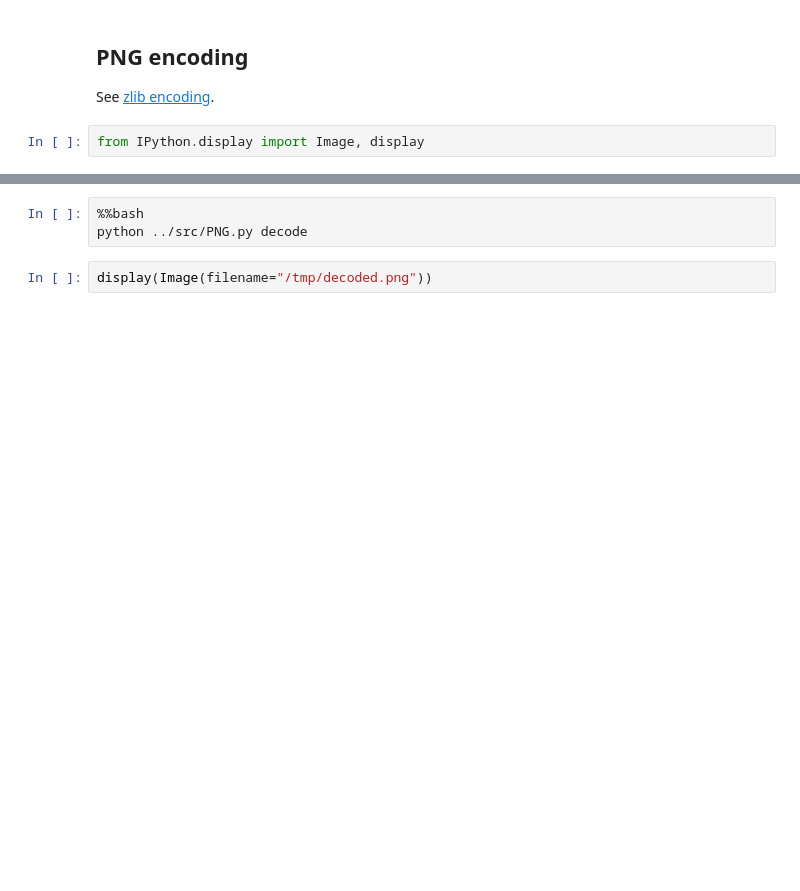
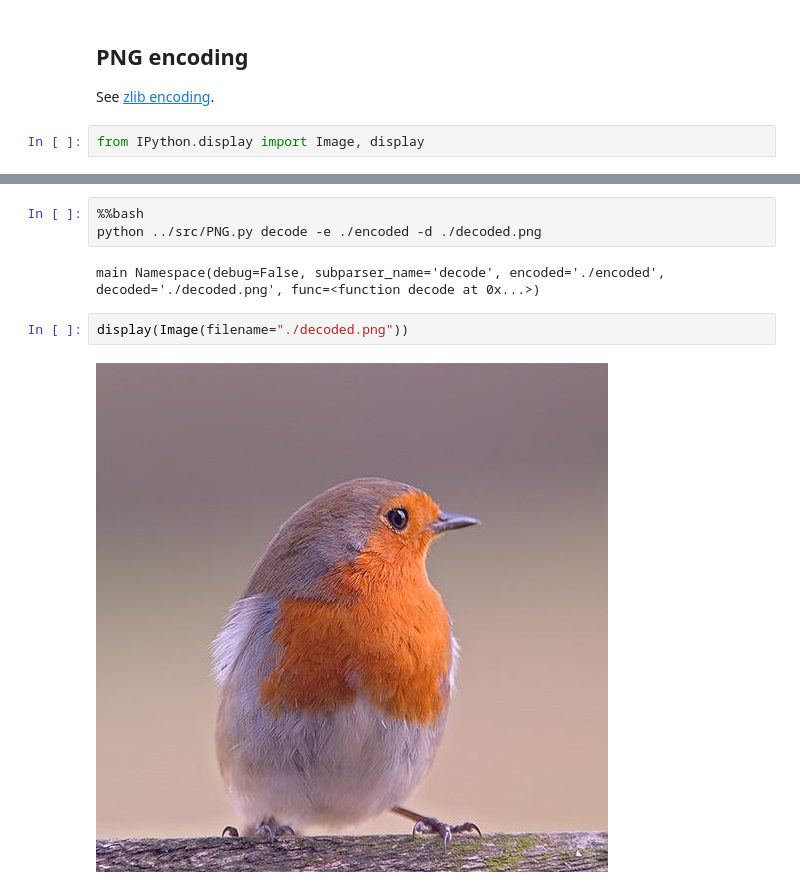
Before and after one commit to Sistemas-Multimedia/VCF, a Jupyter notebook: notebooks/PNG.ipynb, the cells around one changed output, grey strips where cells are left out. Cells and saved outputs as stored; diff of their text form; blank space fills up the shorter version.

```diff
--- a/notebooks/PNG.ipynb
+++ b/notebooks/PNG.ipynb
@@ -18,8 +55,12 @@ python ../src/PNG.py encode
 # %%
 %%bash
-python ../src/PNG.py decode
+python ../src/PNG.py decode -e ./encoded -d ./decoded.png
+# %% [output]
+main Namespace(debug=False, subparser_name='decode', encoded='./encoded', decoded='./decoded.png', func=<function decode at 0x...>)
 # %%
-display(Image(filename="/tmp/decoded.png"))
+display(Image(filename="./decoded.png"))
+# %% [output]
+[figure, added]
 # %%
 %%bash
 python ../src/RDE.py
```
Also changed, not shown: parts of 6 cells of this notebook, 14 other files.
